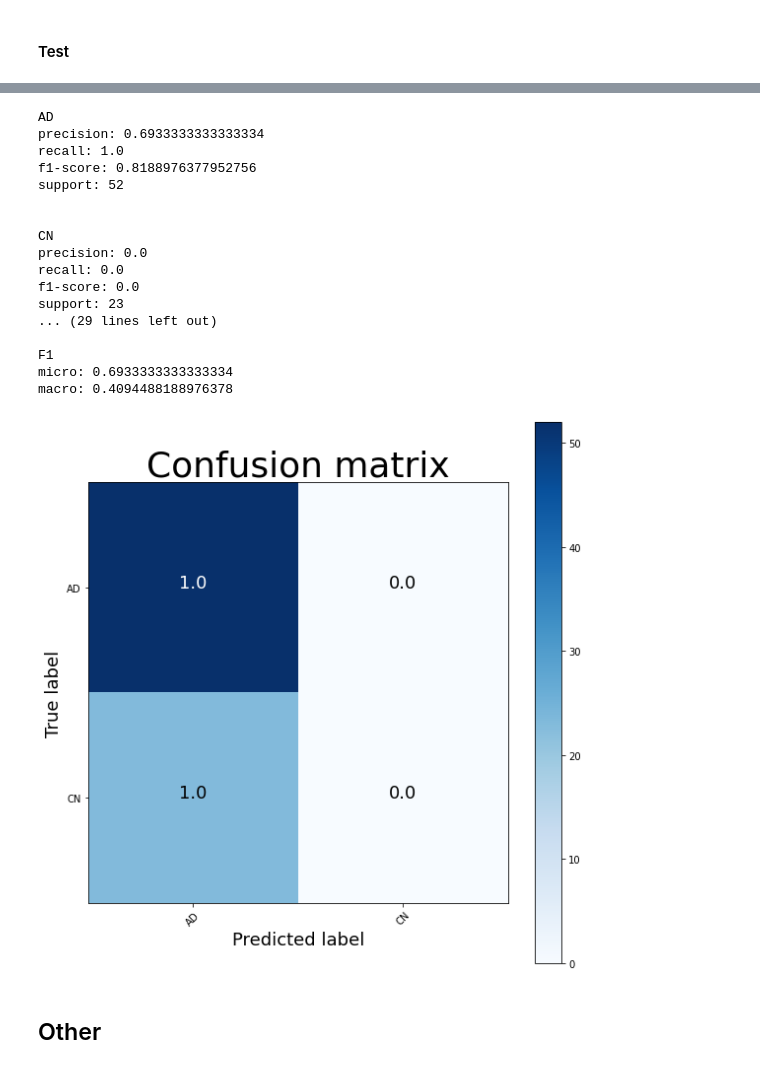
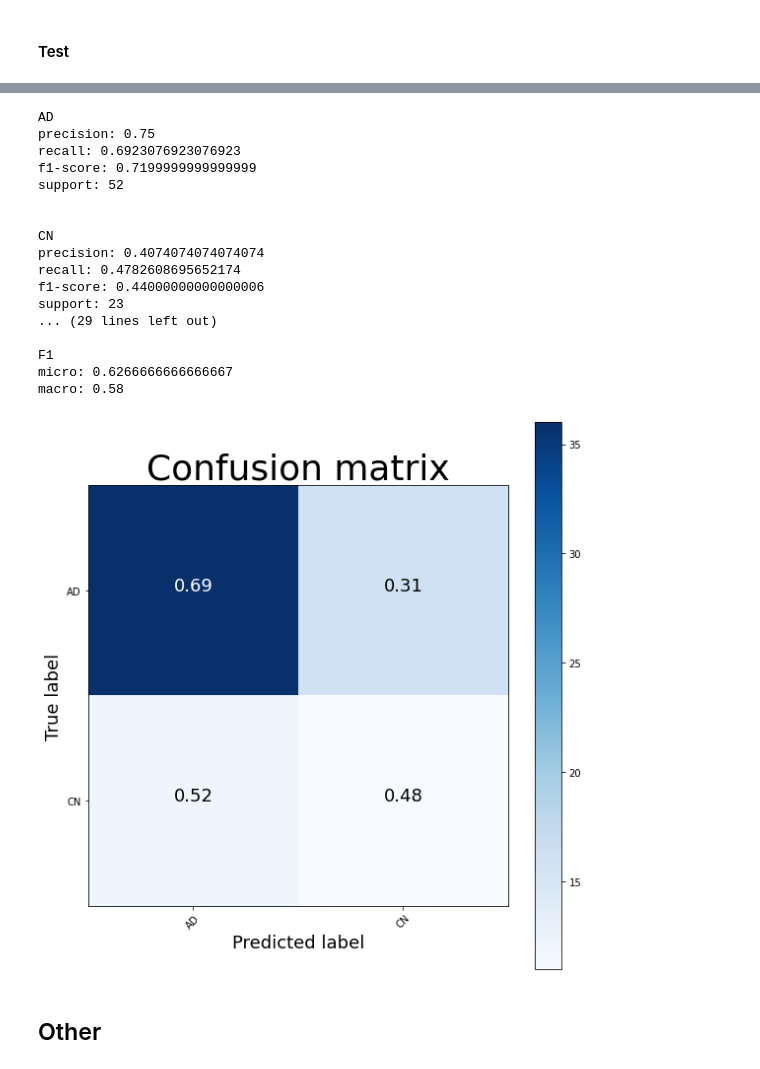
Before and after one commit to timzatko/dp, a Jupyter notebook: colab_notebooks/conv_net.ipynb, the cells around one changed output, grey strips where cells are left out. Cells and saved outputs as stored; diff of their text form; code cells hidden in the pictures.

Commit message:
Add risei in action and conv_net with dropout

```diff
--- a/colab_notebooks/conv_net.ipynb
+++ b/colab_notebooks/conv_net.ipynb
@@ -913,25 +910,34 @@ LOG_DIRECTORY = os.path.join('/content/gdrive/My Drive/', 'logs')
 IMAGE_LOG_DIRECTORY = os.path.join('/content/gdrive/My Drive/', 'image-logs')
 CHECKPOINT_DIRECTORY = os.path.join('/content/gdrive/My Drive/', 'checkpoints')
 
+if not os.path.exists(CHECKPOINT_DIRECTORY):
+  os.mkdir(CHECKPOINT_DIRECTORY)
+
+if not os.path.exists(LOG_DIRECTORY):
+  os.mkdir(LOG_DIRECTORY)
+
 class_names = ['AD', 'CN']
 
 # get paths to data
 train_dir, test_dir, val_dir = train_test_split(saliencies_and_segmentations_v2_path, '/content/gdrive/My Drive/', split=(0.8, 0.15, 0.05), dirname='data-v2')
 
 # set the batch size
-# batch_size = 8
-# input_shape = (112, 112, 105, 1)
-# resize_img=True
+batch_size = 12
+input_shape = (112, 112, 105, 1)
+resize_img=True
 
-batch_size = 4
-input_shape = (160, 160, 150, 1)
-resize_img=False
+# batch_size = 4
+# input_shape = (160, 160, 150, 1)
+# resize_img=False
 
 # if y is one-hot encoded or just scalar number
 one_hot = True
 
 # class weights (see analysis notebook)
 class_weight = {0: 0.8271604938271606, 1: 1.2641509433962266}
+
+# description statistics of the dataset
+desc = {'mean': -3.6344006e-09, 'std': 1.0000092, 'min': -1.4982183, 'max': 10.744175}
 
 if 'desc' not in locals():
   print('initializing desc...')
@@ -1003,12 +1007,13 @@ model = create_model(
     log_dir=log_dir,
     train_seq=train_seq,
     class_names=class_names,
-    l2_beta=0.01,
-    dropout=0.2,
+    # l2_beta=0.01,
+    # dropout=0.20,
+    dropout=None,
     output_bias=initial_bias,
-    learning_rate=0.005,
+    learning_rate=0.001,
     # normalization=normalization, # normalization layer
-    batch_norm=True,
+    # batch_norm=True,
     is_comlex=False, # a complex layer from the paper, max batch_size is 3
 )
 model.build(input_shape=input_shape)
@@ -1060,8 +1065,7 @@ model, checkpoint_dir, history = train(
     train_seq,
     val_seq,
     model_key=model_key,
-    epochs=250,
-    # epochs=1,
-    patience=20,
+    epochs=75,
+    patience=50,
 )
 # %% [output]
@@ -1194,48 +1208,44 @@ for x, y, w in train_seq:
 # %%
-from keras.metrics import CategoricalAccuracy
-
-acc = CategoricalAccuracy()
-
 y_true = np.array([]).reshape(-1, len(class_names))
 y_pred = np.array([]).reshape(-1, len(class_names))
 
 for batch in test_seq:
   x, y = batch
 
   pred = model.predict(x)
 
   y_true = np.concatenate([y_true, y])
   y_pred = np.concatenate([y_pred, pred])
 
 
 y_true_labels = encoder.transform(test_seq.encoder.inverse_transform(y_true).reshape(-1, 1))
 y_pred_labels = encoder.transform(test_seq.encoder.inverse_transform(y_pred).reshape(-1, 1))
 
 # Plot the confussion matrix
 cm = sklearn.metrics.confusion_matrix(np.argmax(y_true, axis=1), np.argmax(y_pred, axis=1))
 plot_confusion_matrix(cm, class_names)
 
 # Plot the metrics
 custom_classification_report(class_names, y_true_labels, y_pred_labels)
 # %% [output]
 AD
-precision: 0.6933333333333334
-recall: 1.0
-f1-score: 0.8188976377952756
+precision: 0.75
+recall: 0.6923076923076923
+f1-score: 0.7199999999999999
 support: 52
 
 
 CN
-precision: 0.0
-recall: 0.0
-f1-score: 0.0
+precision: 0.4074074074074074
+recall: 0.4782608695652174
+f1-score: 0.44000000000000006
 support: 23
 ... (29 lines left out)
 
 F1
-micro: 0.6933333333333334
-macro: 0.4094488188976378
+micro: 0.6266666666666667
+macro: 0.58
-[figure, old version]
+[figure, new version]
 # %% [markdown]
 ## Other
 # %%
```
Also changed, not shown: parts of 11 cells of this notebook, 3 other files.
